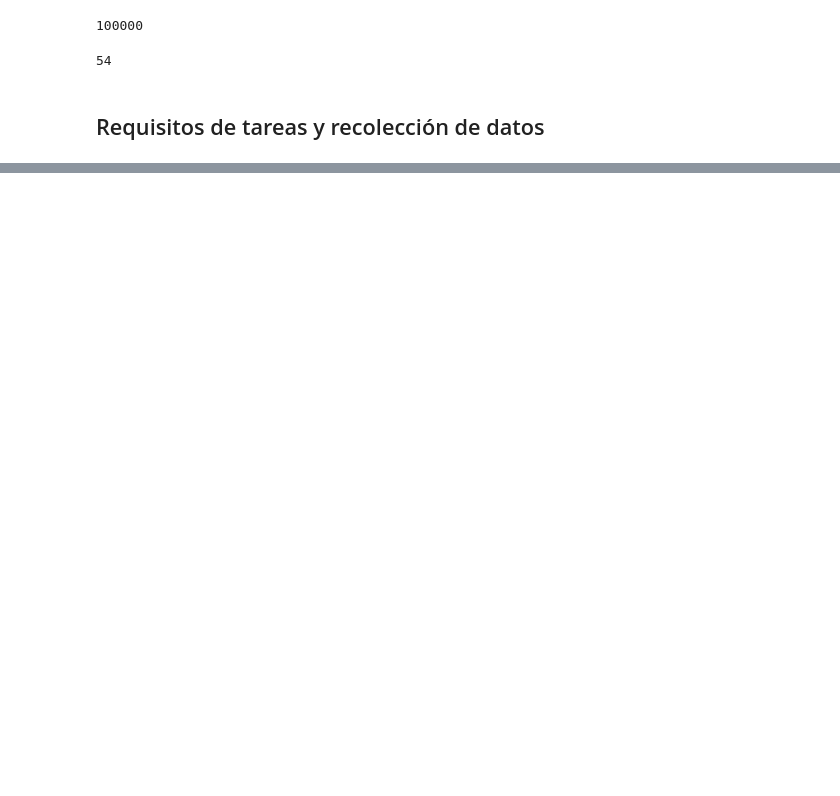
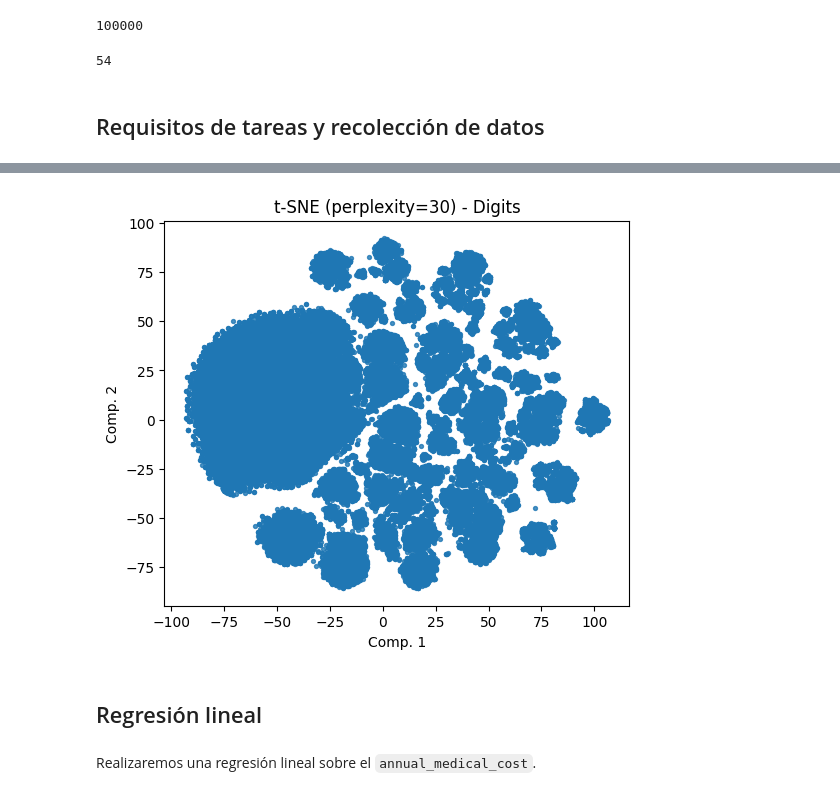
Before and after one commit to maisaarial/proyecto-machine-learning, a Jupyter notebook: proyecto.ipynb, the cells around one changed output, grey strips where cells are left out. Cells and saved outputs as stored; diff of their text form; code cells hidden in the pictures; blank space fills up the shorter version.

```diff
--- a/proyecto.ipynb
+++ b/proyecto.ipynb
@@ -81,0 +439,13 @@ len(df.columns)
+# %%
+def scatter_2d(X2d, y=None, title=''):
+    fig, ax = plt.subplots(figsize=(6,5))
+    if y is None:
+        ax.scatter(X2d[:,0], X2d[:,1], s=8, alpha=0.8)
+    else:
+        sc = ax.scatter(X2d[:,0], X2d[:,1], s=8, alpha=0.8, c=y)
+        cbar = plt.colorbar(sc, ax=ax)
+        cbar.set_label('y / etiqueta')
+    ax.set_xlabel('Comp. 1')
+    ax.set_ylabel('Comp. 2')
+    ax.set_title(title)
+    plt.show()
@@ -81,0 +455,11 @@ len(df.columns)
+# %%
+#23minutos
+tsne_30 = TSNE(n_components=2, perplexity=30, learning_rate='auto', init='pca', random_state=RANDOM_STATE)
+X_t30 = tsne_30.fit_transform(X_insurance_std)
+scatter_2d(X_t30, title='t-SNE (perplexity=30) - Digits')
+# %% [output]
+[figure, added]
+# %% [markdown]
+## Regresión lineal
+# %% [markdown]
+Realizaremos una regresión lineal sobre el `annual_medical_cost`.
```
Also changed, not shown: parts of 58 cells of this notebook.
